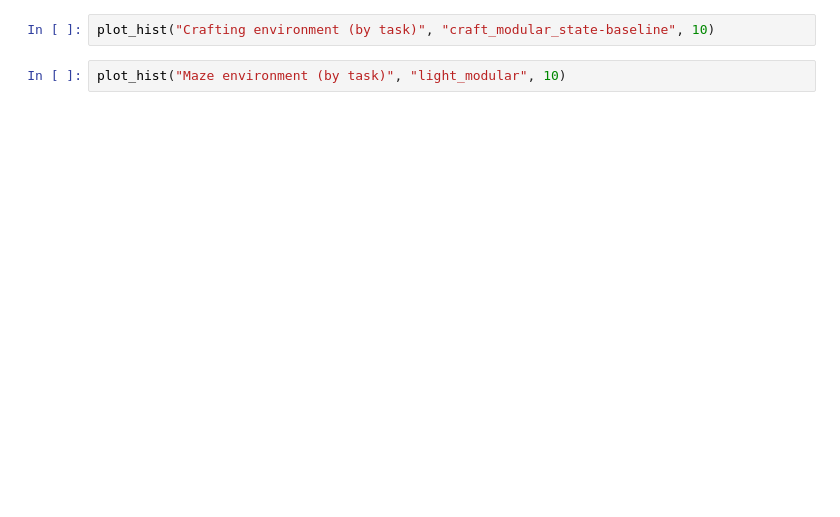
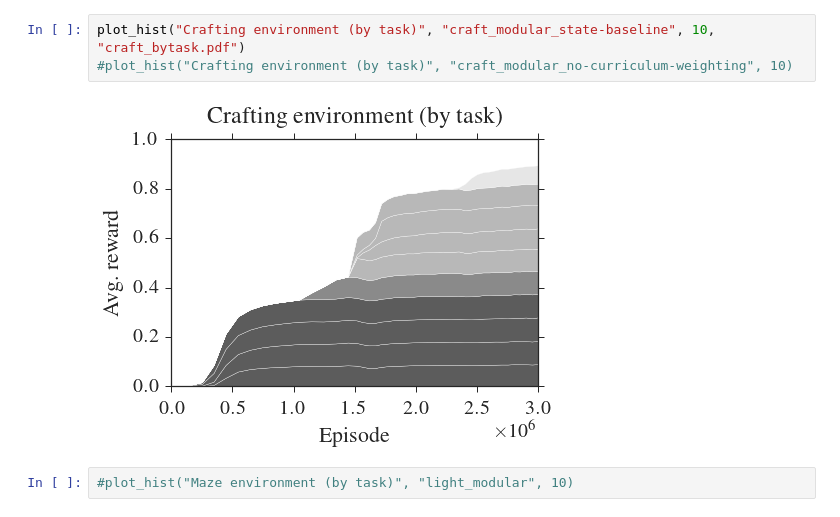
Before and after one commit to jacobandreas/psketch, a Jupyter notebook: experiments/figures.ipynb, the cells around one changed output. Drawn from its saved outputs; the diff is of its cells as text; blank space fills up the shorter version.

```diff
--- a/experiments/figures.ipynb
+++ b/experiments/figures.ipynb
@@ -157,4 +179,7 @@ plot_means("Crafting environment",
 # %%
-plot_hist("Crafting environment (by task)", "craft_modular_state-baseline", 10)
+plot_hist("Crafting environment (by task)", "craft_modular_state-baseline", 10, "craft_bytask.pdf")
+#plot_hist("Crafting environment (by task)", "craft_modular_no-curriculum-weighting", 10)
+# %% [output]
+[figure, added]
 # %%
-plot_hist("Maze environment (by task)", "light_modular", 10)
+#plot_hist("Maze environment (by task)", "light_modular", 10)
```
Also changed, not shown: parts of 5 cells of this notebook, 7 other files.
